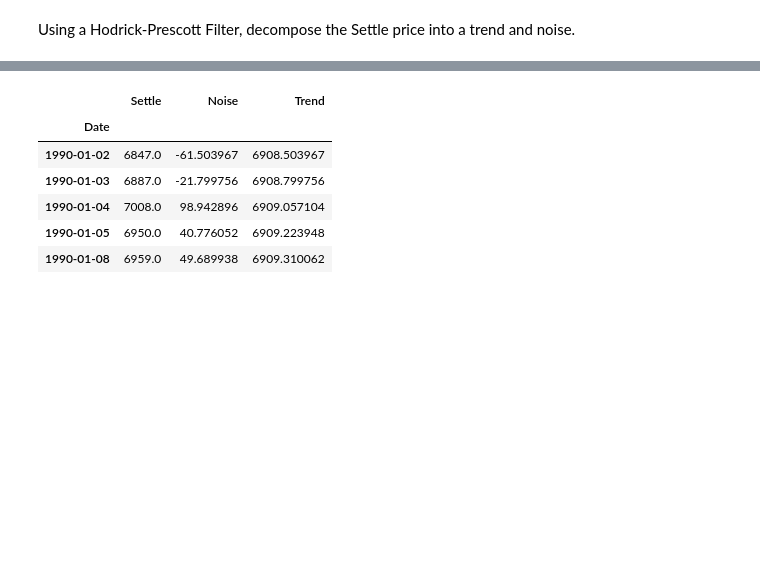
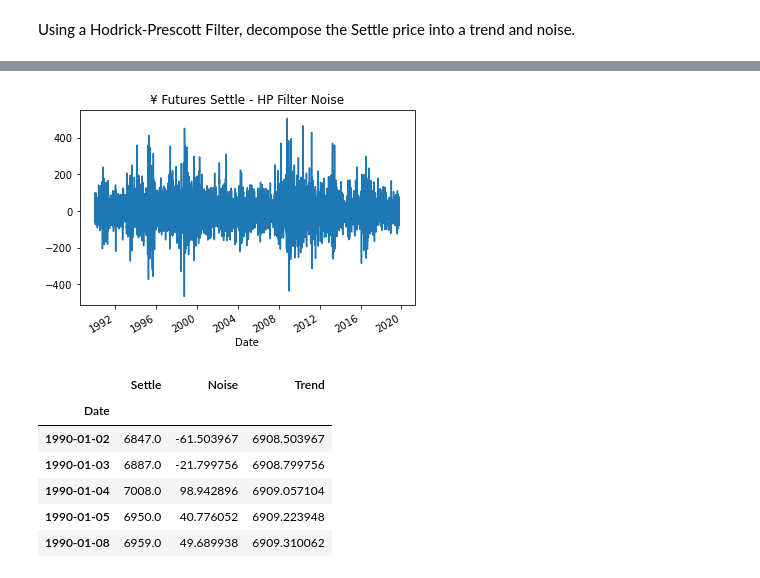
Before and after one commit to illyanyc/cu_fintech_assignments, a Jupyter notebook: 10_time_series/time_series_analysis.ipynb, the cells around one changed output, grey strips where cells are left out. Saved outputs shown, nothing was run; the diff lists cells and outputs as text; code cells hidden in the pictures; blank space fills up the shorter version.

```diff
--- a/10_time_series/time_series_analysis.ipynb
+++ b/10_time_series/time_series_analysis.ipynb
@@ -67,3 +68,8 @@ settle_trend.plot()
+# %%
+settle_noise_fig = settle_noise.plot(title='¥ Futures Settle - HP Filter Noise').get_figure()
+if gen_new_plots: settle_noise_fig.savefig('img/settle_noise_fig_hpfilter.png')
+# %% [output]
+[figure, added]
 # %%
 # Create a dataframe of just the settle price, and add columns for "noise" and "trend" series from above:
 filtered_yen_futures = pd.concat([yen_futures.Settle, settle_noise, settle_trend], axis=1)
```
Also changed, not shown: parts of 30 cells of this notebook, 10 other files.
